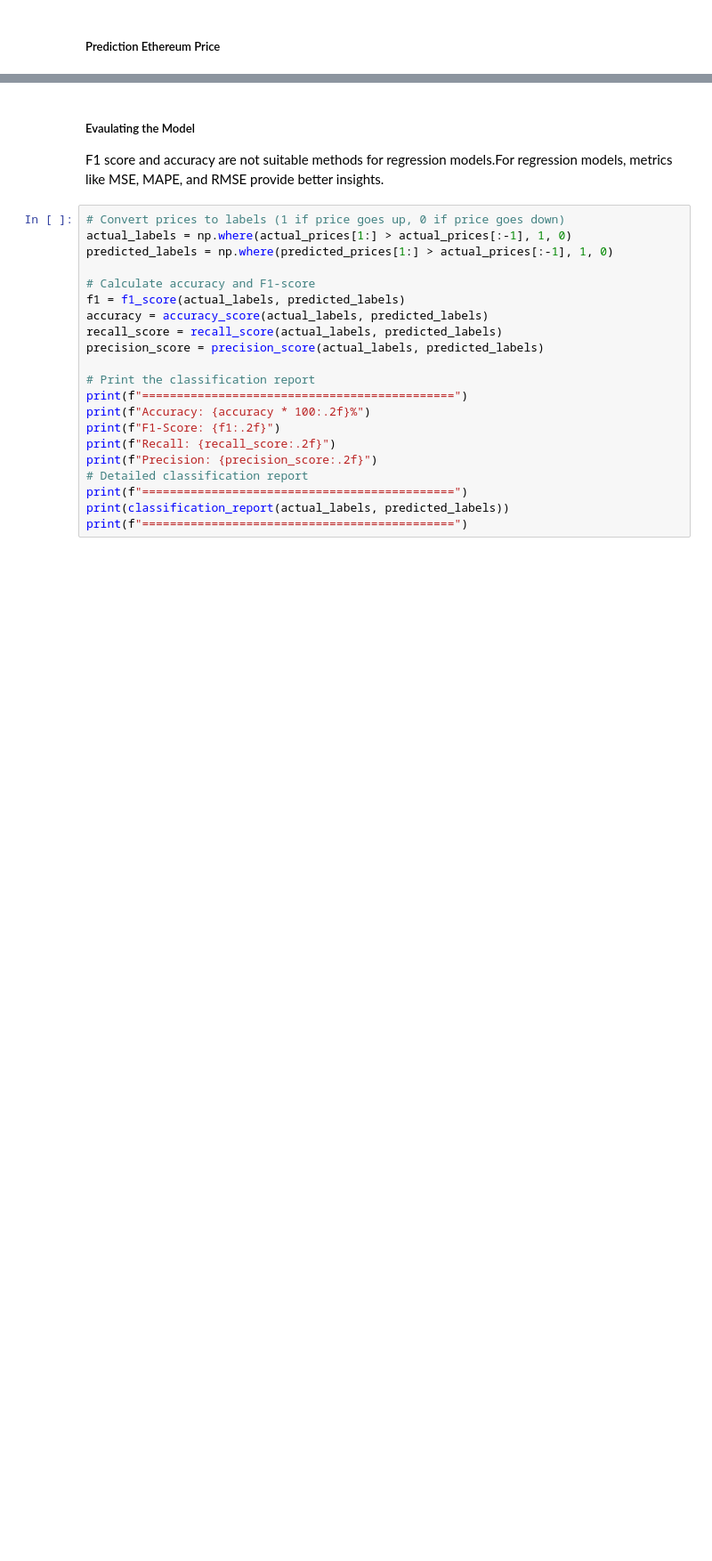
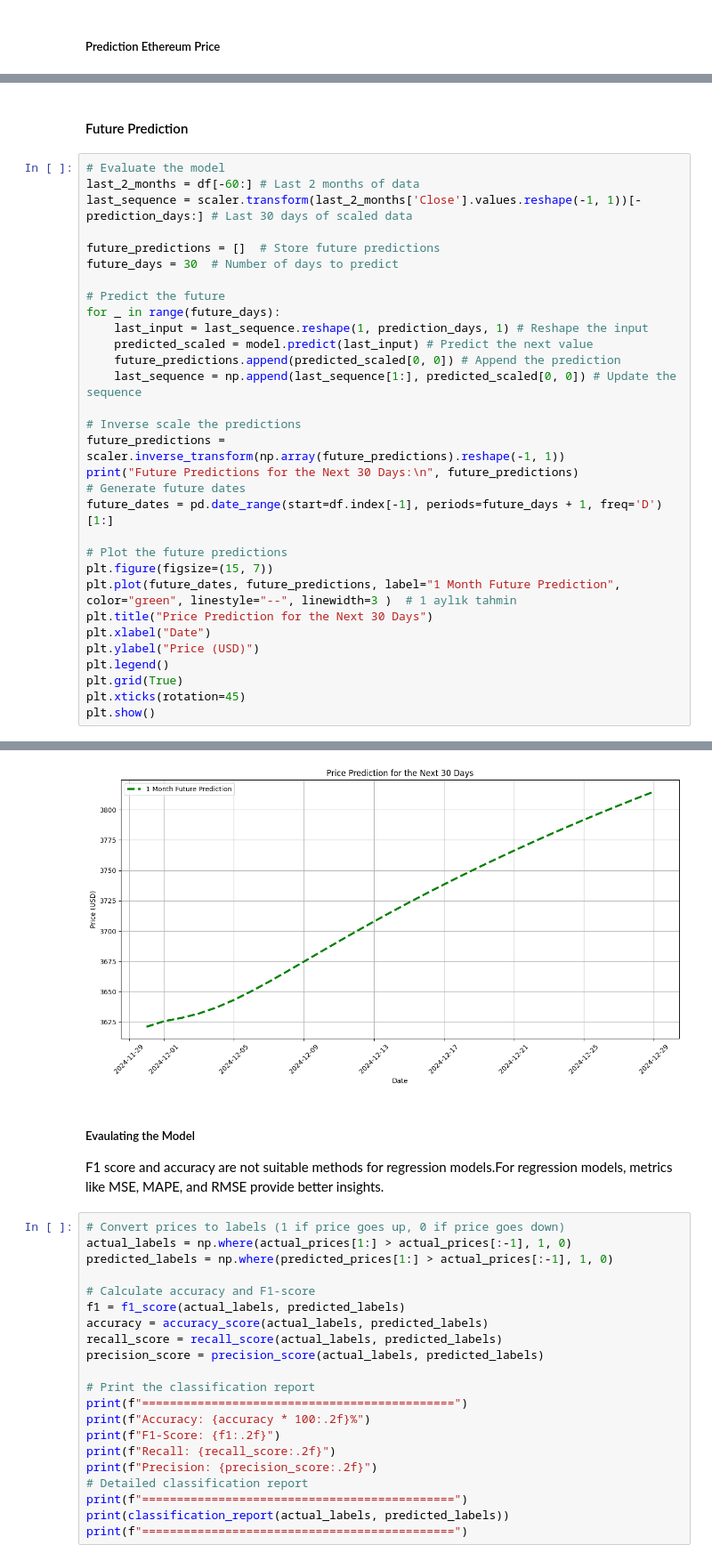
Before and after one commit to ErenElagz/Price-Prediction-Using-LSTM-Algorithm-in-Neural-Networks, a Jupyter notebook: index.ipynb, the cells around one changed output, grey strips where cells are left out. Shown: that part at 89% size. Saved outputs shown, nothing was run; the diff lists cells and outputs as text; blank space fills up the shorter version.

```diff
--- a/index.ipynb
+++ b/index.ipynb
@@ -230,0 +239,34 @@ plt.grid(True)
+# %% [markdown]
+#### Future Prediction
+# %%
+# Evaluate the model
+last_2_months = df[-60:] # Last 2 months of data
+last_sequence = scaler.transform(last_2_months['Close'].values.reshape(-1, 1))[-prediction_days:] # Last 30 days of scaled data
+
+future_predictions = []  # Store future predictions
+future_days = 30  # Number of days to predict
+
+# Predict the future
+for _ in range(future_days):
+    last_input = last_sequence.reshape(1, prediction_days, 1) # Reshape the input
+    predicted_scaled = model.predict(last_input) # Predict the next value
+    future_predictions.append(predicted_scaled[0, 0]) # Append the prediction
+    last_sequence = np.append(last_sequence[1:], predicted_scaled[0, 0]) # Update the sequence
+
+# Inverse scale the predictions
+future_predictions = scaler.inverse_transform(np.array(future_predictions).reshape(-1, 1))
+print("Future Predictions for the Next 30 Days:\n", future_predictions)
+# Generate future dates
+future_dates = pd.date_range(start=df.index[-1], periods=future_days + 1, freq='D')[1:]
+
+# Plot the future predictions
+plt.figure(figsize=(15, 7))
+plt.plot(future_dates, future_predictions, label="1 Month Future Prediction", color="green", linestyle="--", linewidth=3 )  # 1 aylık tahmin
+plt.title("Price Prediction for the Next 30 Days")
+plt.xlabel("Date")
+plt.ylabel("Price (USD)")
+plt.legend()
+plt.grid(True)
+plt.xticks(rotation=45)
+plt.show()
+# %% [output]
@@ -231,3 +290,4 @@ plt.grid(True)
+[figure, added]
 # %% [markdown]
 ##### Evaulating the Model
 F1 score and accuracy are not suitable methods for regression models.For regression models, metrics like MSE, MAPE, and RMSE provide better insights.
```
Also changed, not shown: parts of 9 cells of this notebook.
